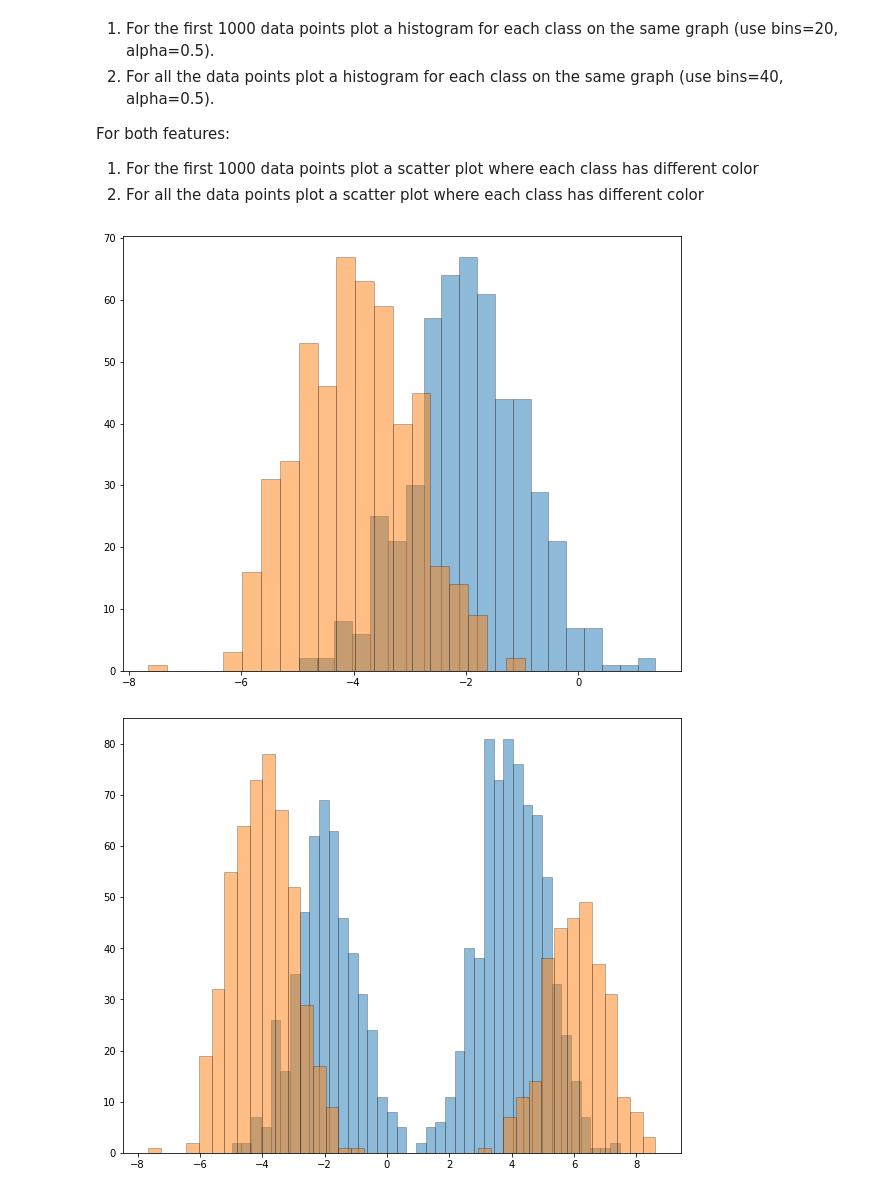
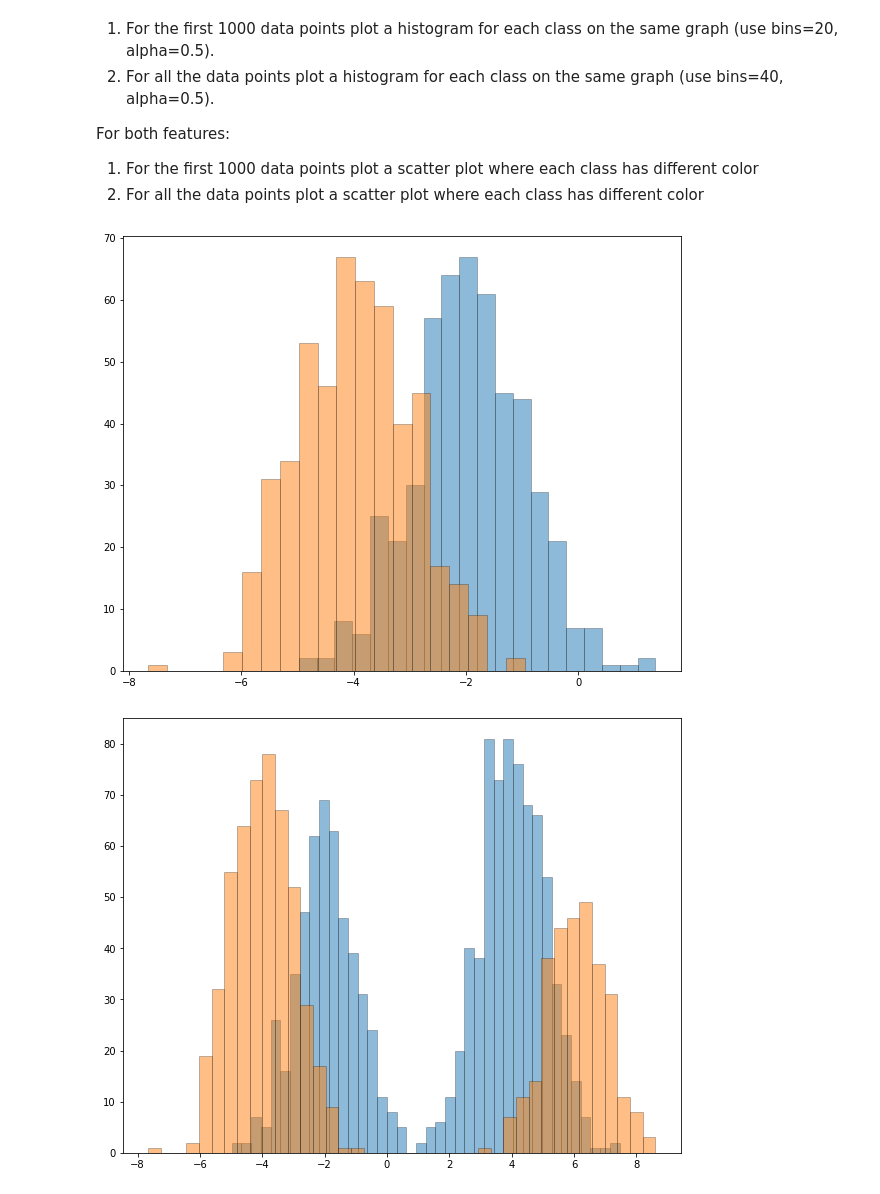
Before and after one commit to BDR2939/ML-from-Data, a Jupyter notebook: HW4/hw4_319238119_207576463.ipynb, the cells around one changed output. Saved outputs shown, nothing was run; the diff lists cells and outputs as text; code cells hidden in the pictures.

```diff
--- a/HW4/hw4_319238119_207576463.ipynb
+++ b/HW4/hw4_319238119_207576463.ipynb
@@ -105,16 +108,16 @@ For both features:
 1. For the first 1000 data points plot a scatter plot where each class has different color
 1. For all the data points plot a scatter plot where each class has different color
 # %%
-first_1000_data_point = training_set.iloc[1: 1000, :]
+first_1000_data_point = training_set.iloc[0:1000,:]
 fig, ax = plt.subplots()
 
 for val in np.unique(y_training):
     class_points = first_1000_data_point.loc[first_1000_data_point['y'] == val]
     ax.hist(class_points['x1'].values, bins = 20, alpha = 0.5, edgecolor = 'k', linewidth = 0.5)
 
 plt.show()
 # %% [output]
-[figure, old version]
+[figure, new version]
 # %%
 fig, ax = plt.subplots()
 
```
Also changed, not shown: parts of 10 cells of this notebook.
